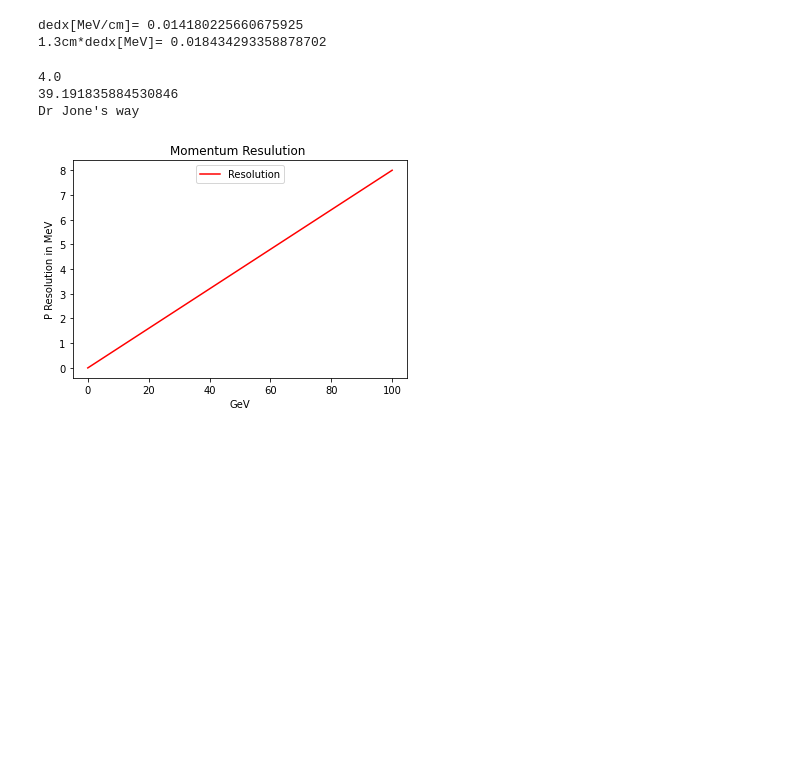
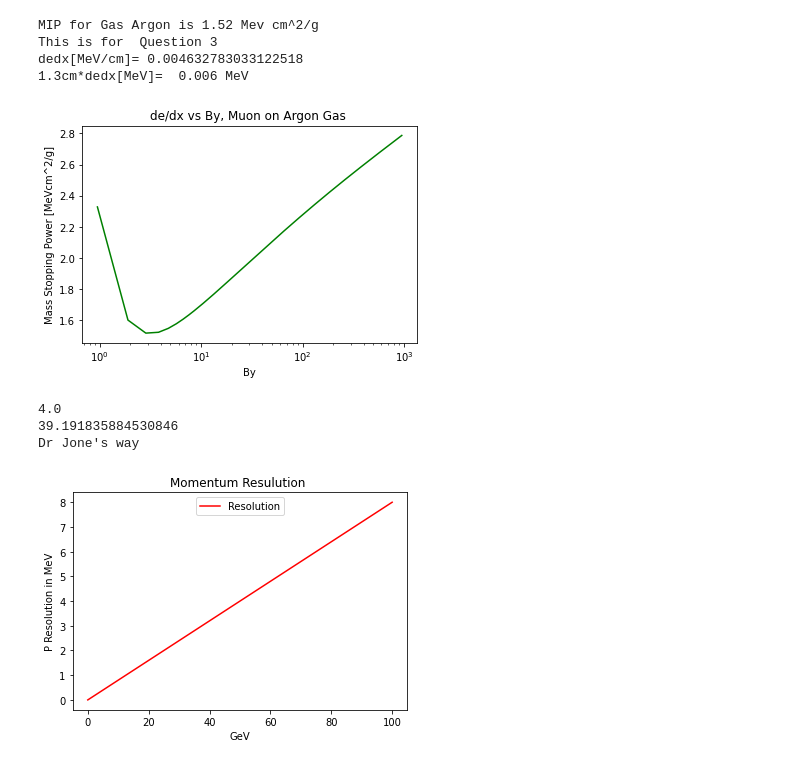
Before and after one commit to ilkerparmaksiz/hw, a Jupyter notebook: Hw1.ipynb, the cells around one changed output. Cells and saved outputs as stored; diff of their text form; code cells hidden in the pictures; blank space fills up the shorter version.

```diff
--- a/Hw1.ipynb
+++ b/Hw1.ipynb
@@ -211,19 +225,46 @@ plt.show()
 # %%
 
 # Homework 3
 #for Ar
 IAr=187e-6 #MeV
-Ar_density=1.73e-3 #g/cm3
-Ar_Amass=40 #g/mole
+Ar_density=1.662e-3 #g/cm3
+Ar_Amass=39.948 #g/mole
 Ar_Z=18
 ne_Ar=(Avogadro*Ar_Z*Ar_density)/Ar_Amass
-by=(60e3)/Mu
-dedx=CalcBethQuant(ne_Ar,1,me,IAr,by)
-print("dedx[MeV/cm]= " + str(dedx))
-print("1.3cm*dedx[MeV]= " +str(1.3*dedx)) # Answer to Particle energy in MeV)) # Answer to Particle energy in MeV
+Mu_ArdepdxnoDensity=[]
+MuonXaxis=[]
+Mu_Ardepdx=[]
+for x in range(1,1000):
+    by=x/Mu*100
+    p=by*Mu
+    MuonXaxis.append(by)
+    dedx=CalcBethQuant(ne_Ar,Ar_Z,Ar_Amass,me,IAr,by,Mu)
+    Mu_ArdepdxnoDensity.append(dedx)
+    Mu_Ardepdx.append(dedx*Ar_density)
+
+
+print(f"MIP for Gas Argon is {round(min(Mu_ArdepdxnoDensity),2)} Mev cm^2/g")
+
+ax=plt.gca()
+ax.set_xscale('log')
+plt.title('de/dx vs By, Muon on Argon Gas ')
+plt.ylabel('Mass Stopping Power [MeVcm^2/g]')
+plt.xlabel('By')
+plt.plot(MuonXaxis,Mu_ArdepdxnoDensity,'k',label='Muon on Cu',color='g')
+
+dedx=CalcBethQuant(ne_Ar,Ar_Z,Ar_Amass,me,IAr,by,Mu)
+
+result=1.3*Ar_density*dedx
+
+print(f"This is for  Question 3")
+print(f"dedx[MeV/cm]= {Ar_density*dedx}")
+print(f"1.3cm*dedx[MeV]=  {round(result,4)} MeV") # Answer to Particle energy in MeV)) # Answer to Particle energy in MeV
 # %% [output]
-dedx[MeV/cm]= 0.014180225660675925
-1.3cm*dedx[MeV]= 0.018434293358878702
+MIP for Gas Argon is 1.52 Mev cm^2/g
+This is for  Question 3
+dedx[MeV/cm]= 0.004632783033122518
+1.3cm*dedx[MeV]=  0.006 MeV
+[figure, added]
 # %%
 #Homework4
 def MomentResDrJones(p,d,pitch):
```
Also changed, not shown: parts of 4 cells of this notebook.
